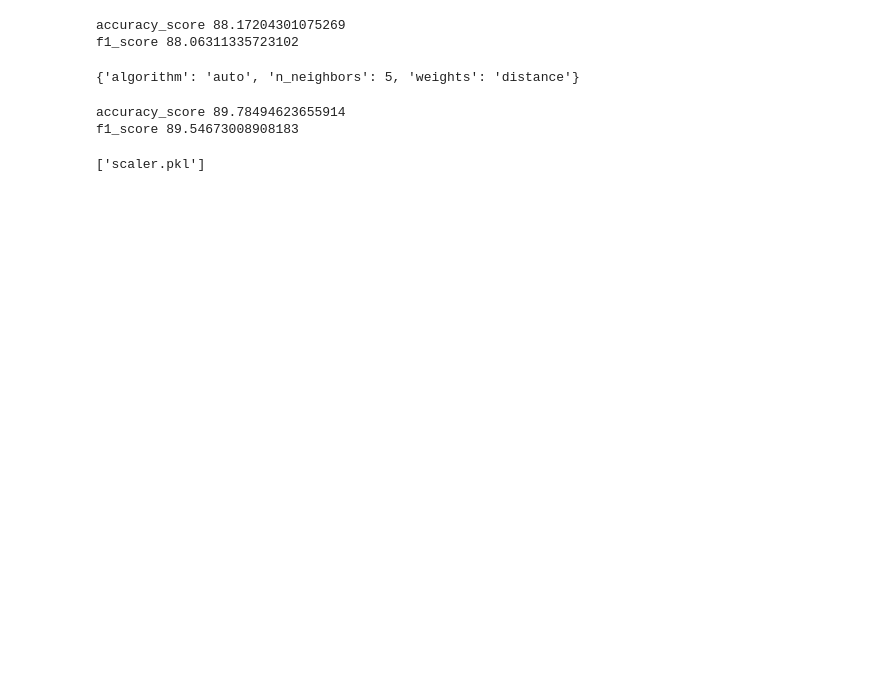
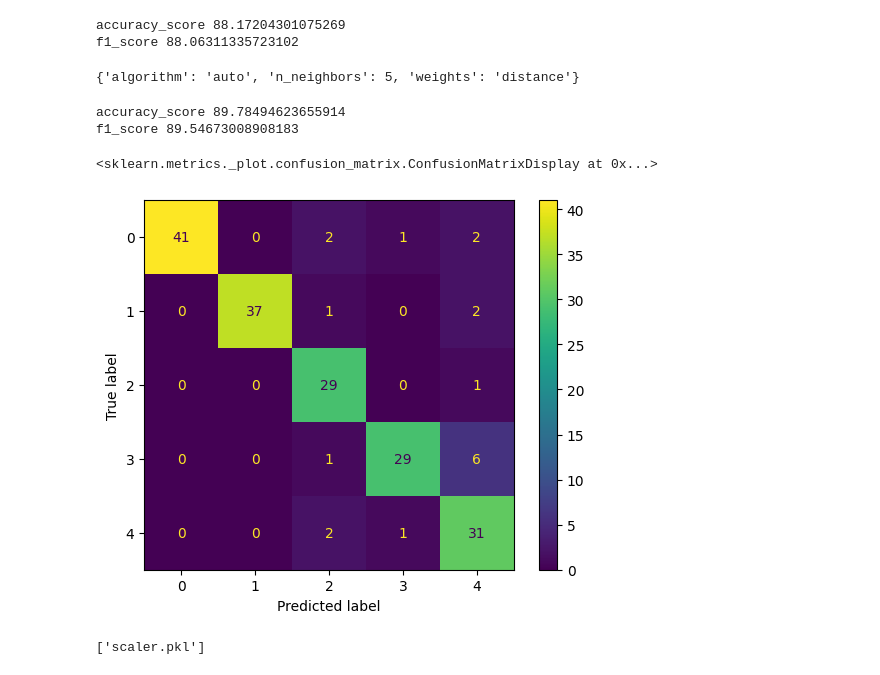
Before and after one commit to joji-c/mljourney, a Jupyter notebook: gui-building/drug_type/drug_process.ipynb, the cells around one changed output. Cells and saved outputs as stored; diff of their text form; code cells hidden in the pictures; blank space fills up the shorter version.

```diff
--- a/gui-building/drug_type/drug_process.ipynb
+++ b/gui-building/drug_type/drug_process.ipynb
@@ -110,6 +98,12 @@ print("f1_score",f1_score(y_test,y_pred,average="macro")*100)
 # %% [output]
 accuracy_score 89.78494623655914
 f1_score 89.54673008908183
+# %%
+from sklearn.metrics import ConfusionMatrixDisplay
+ConfusionMatrixDisplay.from_predictions(y_test,y_pred)
+# %% [output]
+<sklearn.metrics._plot.confusion_matrix.ConfusionMatrixDisplay at 0x...>
+[figure, added]
 # %%
 import joblib
 joblib.dump(knn,"dt_model.pkl")
```
Also changed, not shown: parts of 2 cells of this notebook, 2 other files.
